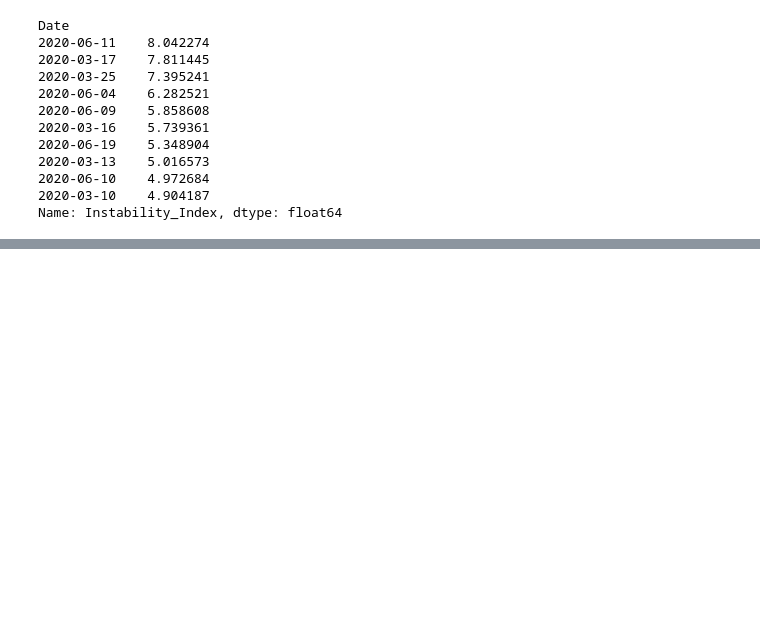
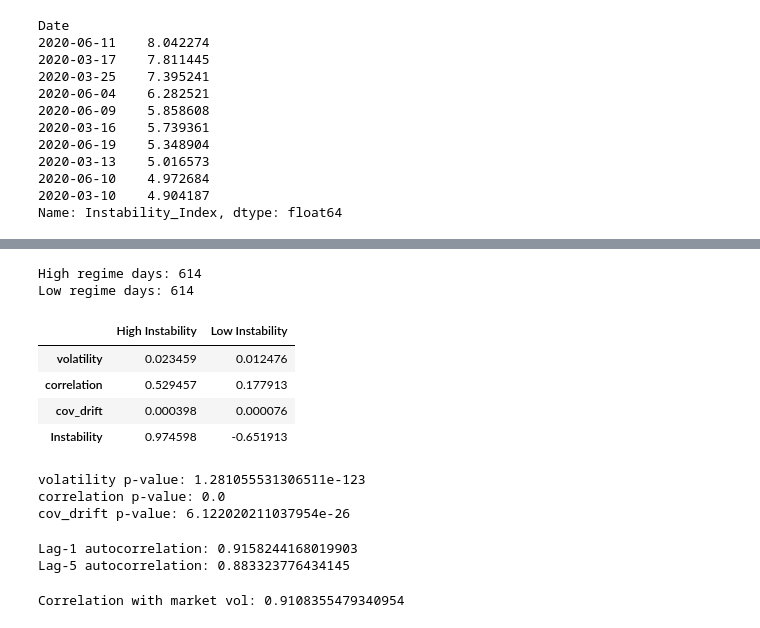
Before and after one commit to jithendra259/fintech_chatbot, a Jupyter notebook: EDA/exp.ipynb, the cells around one changed output, grey strips where cells are left out. Drawn from its saved outputs; the diff is of its cells as text; code cells hidden in the pictures; blank space fills up the shorter version.

Commit message:
rolling done final version

```diff
--- a/EDA/exp.ipynb
+++ b/EDA/exp.ipynb
@@ -308,0 +343,69 @@ Name: Instability_Index, dtype: float64
+# %%
+# ---------------------------------------
+# STEP 1: Regime Classification
+# ---------------------------------------
+
+threshold_high = instability_index.quantile(0.75)
+threshold_low = instability_index.quantile(0.25)
+
+high_regime = instability_index >= threshold_high
+low_regime = instability_index <= threshold_low
+
+print("High regime days:", high_regime.sum())
+print("Low regime days:", low_regime.sum())
+# %% [output]
+High regime days: 614
+Low regime days: 614
+# %%
+# ---------------------------------------
+# STEP 2: Regime Comparison
+# ---------------------------------------
+
+regime_df = instability_df.copy()
+regime_df["Instability"] = instability_index
+
+high_stats = regime_df[high_regime].mean()
+low_stats = regime_df[low_regime].mean()
+
+comparison = pd.DataFrame({
+    "High Instability": high_stats,
+    "Low Instability": low_stats
+})
+
+comparison
+# %% [output]
+|  | High Instability | Low Instability |
+| volatility | 0.023459 | 0.012476 |
+| correlation | 0.529457 | 0.177913 |
+| cov_drift | 0.000398 | 0.000076 |
+| Instability | 0.974598 | -0.651913 |
+# %%
+from scipy.stats import ttest_ind
+
+for col in ["volatility", "correlation", "cov_drift"]:
+    stat, p = ttest_ind(
+        regime_df[high_regime][col],
+        regime_df[low_regime][col],
+        equal_var=False
+    )
+    print(f"{col} p-value:", p)
+# %% [output]
+volatility p-value: 1.281055531306511e-123
+correlation p-value: 0.0
+cov_drift p-value: 6.122020211037954e-26
+# %%
+print("Lag-1 autocorrelation:", instability_index.autocorr(lag=1))
+print("Lag-5 autocorrelation:", instability_index.autocorr(lag=5))
+# %% [output]
+Lag-1 autocorrelation: 0.9158244168019903
+Lag-5 autocorrelation: 0.883323776434145
+# %%
+market_return = returns.mean(axis=1)
+market_vol = market_return.rolling(60).std()
+
+aligned = pd.concat([instability_index, market_vol], axis=1).dropna()
+
+print("Correlation with market vol:",
+      aligned.corr().iloc[0,1])
+# %% [output]
+Correlation with market vol: 0.9108355479340954
```
Also changed, not shown: parts of 3 cells of this notebook, 3 other files.
